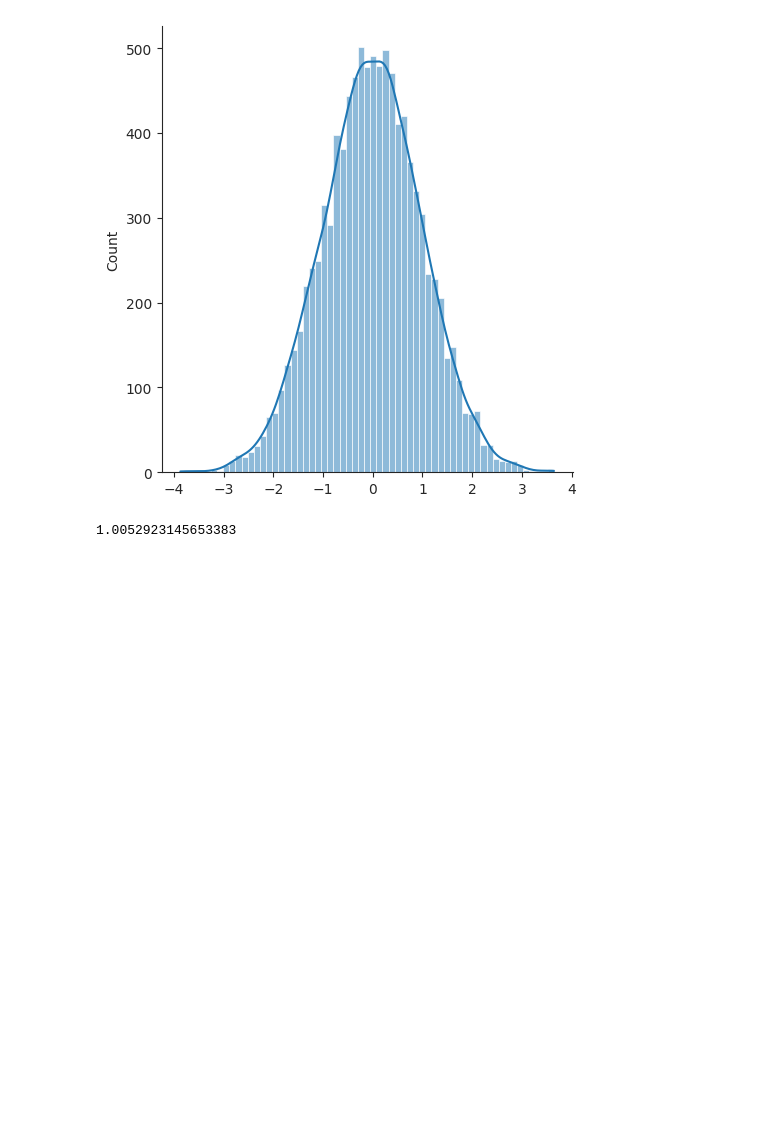
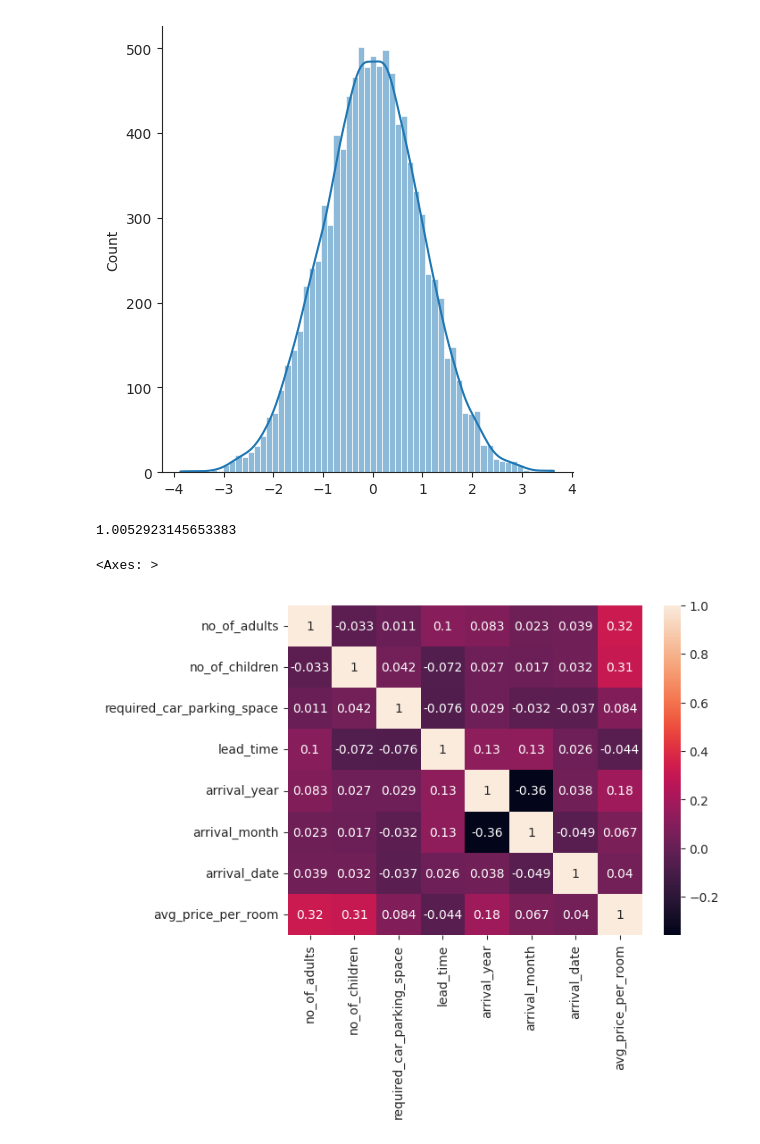
Before and after one commit to am5nj/Hotel-reservations-, a Jupyter notebook: hotel_reservtion.ipynb, the cells around one changed output. Saved outputs shown, nothing was run; the diff lists cells and outputs as text; code cells hidden in the pictures; blank space fills up the shorter version.

```diff
--- a/hotel_reservtion.ipynb
+++ b/hotel_reservtion.ipynb
@@ -199,3 +150,9 @@ _ =sns.displot(x, kde=True)
 x.std()
 # %% [output]
 1.0052923145653383
+# %%
+corr = mydata.corr()
+sns.heatmap(corr, annot=True)
+# %% [output]
+<Axes: >
+[figure, added]
```
Also changed, not shown: parts of 17 cells of this notebook.
